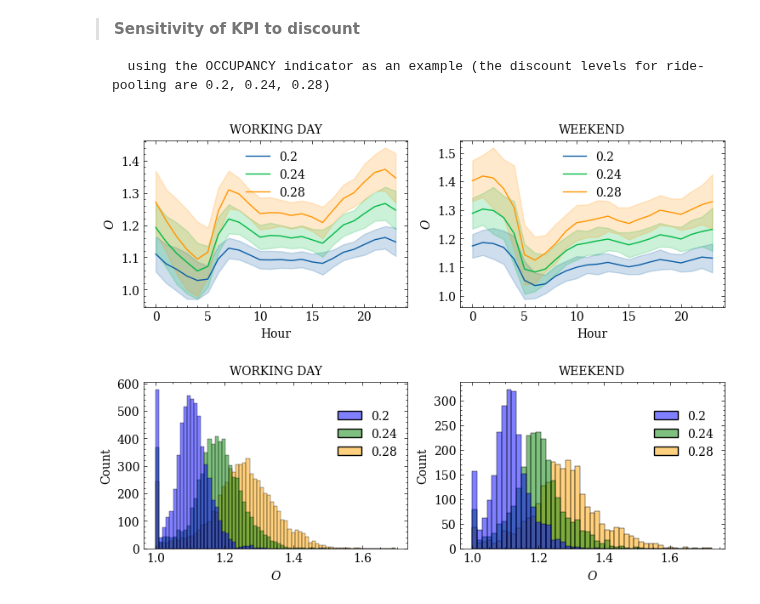
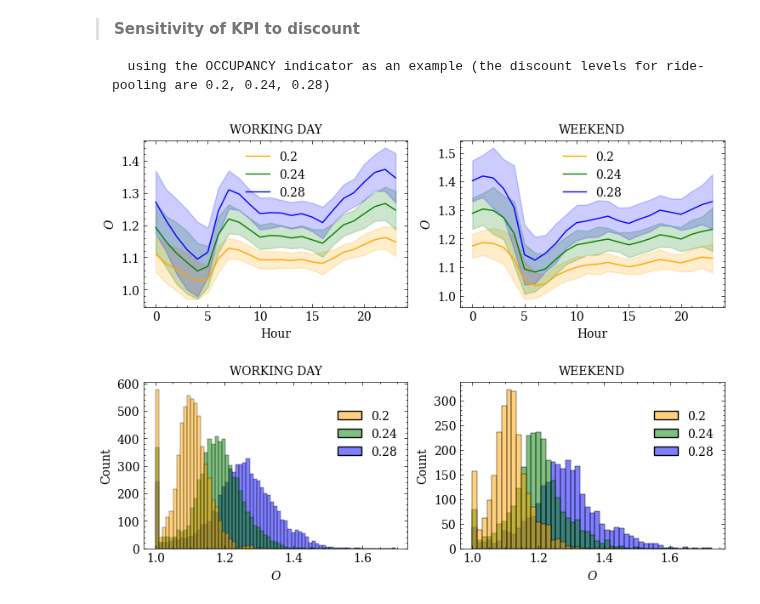
Before and after one commit to OlhaShulikaUJ/ExMAS-plotting, a Jupyter notebook: NYC KPI DA.ipynb, the cells around one changed output. Saved outputs shown, nothing was run; the diff lists cells and outputs as text; code cells hidden in the pictures.

```diff
--- a/NYC KPI DA.ipynb
+++ b/NYC KPI DA.ipynb
@@ -302,6 +304,7 @@ ax2 = plt.subplot2grid((2,2), (0,1)) # Occupancy with standard deviation. Weeken
 ax3 = plt.subplot2grid((2,2), (1,0))
 ax4 = plt.subplot2grid((2,2), (1,1))
 
+plt.rc('axes', prop_cycle=(cycler('color', ['orange', 'green', 'blue'])))
 ax=ax1
 df1['hour'] = df1.Start_time.dt.hour
 for d in df1.shared_discount.unique():
@@ -322,33 +325,33 @@ ax2.set_title("WEEKEND", fontsize=10)
 
 ax=ax3
 for d in df.shared_discount.unique():
     to_plot = df1[(df1.Start_time.dt.dayofweek.isin([0,1,2,3,4]))]
-    sns.histplot(data = to_plot, x = 'Occupancy', hue = 'shared_discount', palette=['blue', 'green', 'orange'], ax = ax)
+    sns.histplot(data = to_plot, x = 'Occupancy', hue = 'shared_discount', palette=['orange', 'green', 'blue'], ax = ax)
     to_plot.Start_time.dt.dayofweek.unique()
 ax3.set_xlabel("$O$", fontsize=10)
 ax3.set_title("WORKING DAY", fontsize=10)
 legend = ax3.get_legend()
 handles = legend.legendHandles
 legend.remove()
 ax3.legend(handles, ['0.2', '0.24', '0.28'], title=' ')
 
 ax=ax4
 for d in df.shared_discount.unique():
     to_plot = df1[(df1.Start_time.dt.dayofweek.isin([5,6]))]
-    sns.histplot(data = to_plot, x = 'Occupancy', hue = 'shared_discount', palette=['blue', 'green', 'orange'], ax = ax)
+    sns.histplot(data = to_plot, x = 'Occupancy', hue = 'shared_discount', palette=['orange', 'green', 'blue'], ax = ax)
     to_plot.Start_time.dt.dayofweek.unique()
 ax4.set_xlabel("$O$", fontsize=10)
 ax4.set_title("WEEKEND", fontsize=10)
 legend = ax4.get_legend()
 handles = legend.legendHandles
 legend.remove()
 ax4.legend(handles, ['0.2', '0.24', '0.28'], title=' ')
 
 plt.subplots_adjust(left=0.125,
                     bottom=0.1,
                     right=1.1,
                     top=0.9,
                     wspace=0.2,
                     hspace=0.45)
 # %% [output]
-[figure, old version]
+[figure, new version]
```
Also changed, not shown: parts of 2 cells of this notebook.
